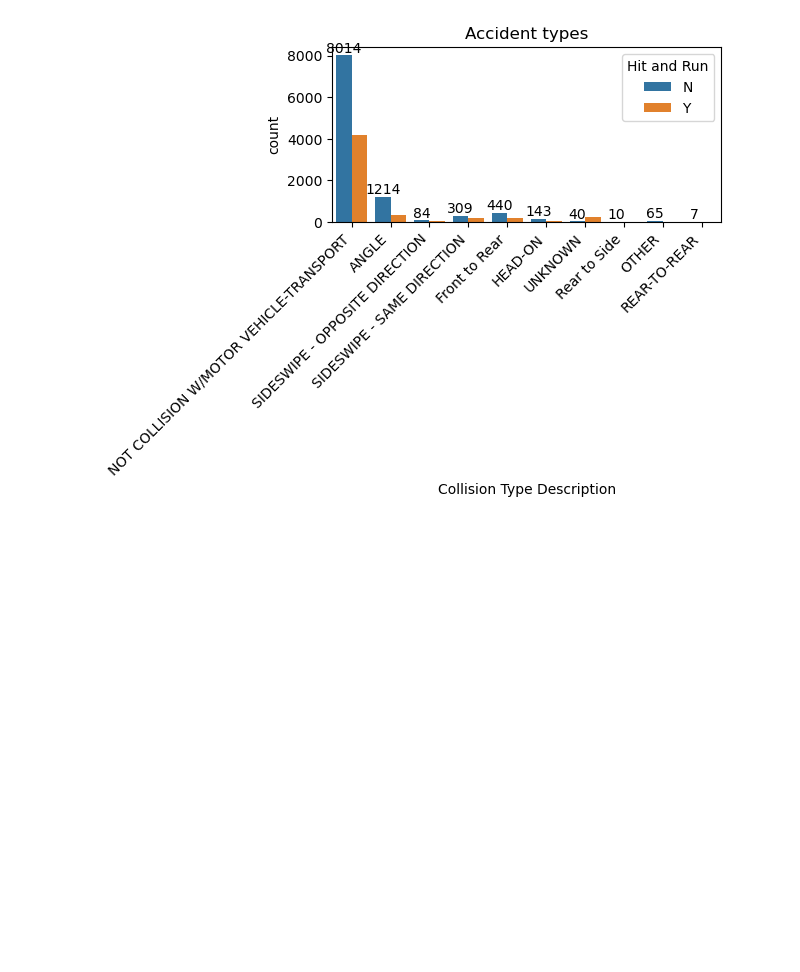
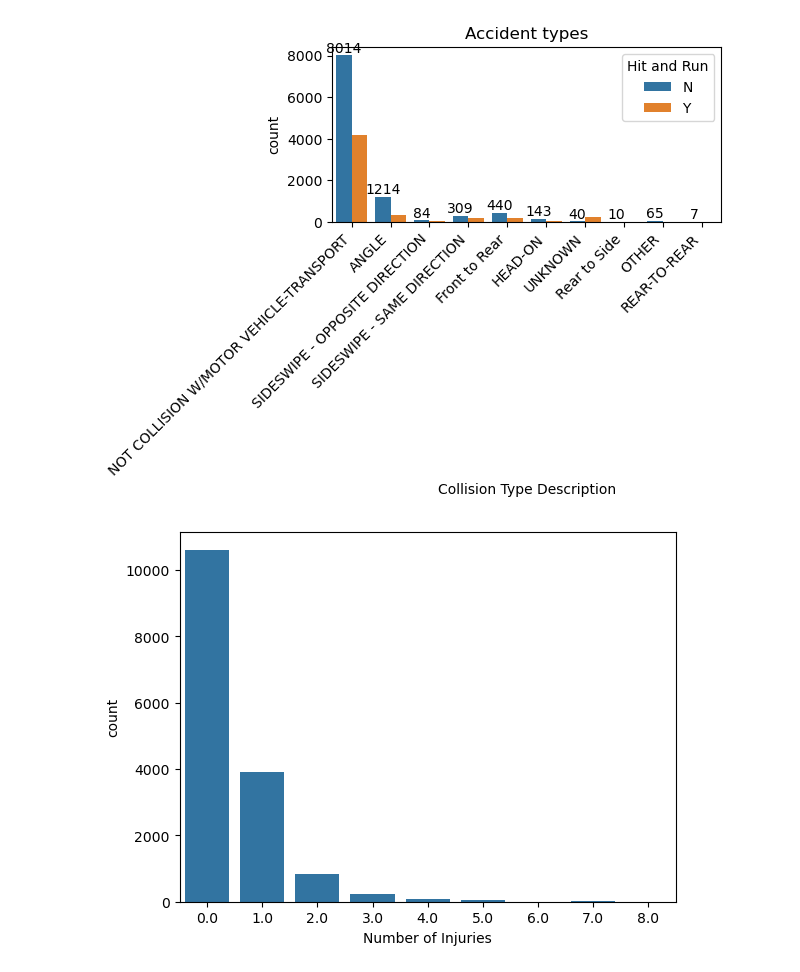
Before and after one commit to coding-ninza-shivam/GitHub, a Jupyter notebook: Data Analysis/Python/Data Processing and Visualisation/Project/Accident Analysis/Accident_an.ipynb, the cells around one changed output. Cells and saved outputs as stored; diff of their text form; code cells hidden in the pictures; blank space fills up the shorter version.

```diff
--- a/Data Analysis/Python/Data Processing and Visualisation/Project/Accident Analysis/Accident_an.ipynb
+++ b/Data Analysis/Python/Data Processing and Visualisation/Project/Accident Analysis/Accident_an.ipynb
@@ -170,3 +170,8 @@ SIDESWIPE - OPPOSITE DIRECTION                                  141
 SIDESWIPE - SAME DIRECTION                                      522
 UNKNOWN                                                         270
 [figure]
+# %%
+sns.countplot(x = "Number of Injuries",data= df)
+plt.show()
+# %% [output]
+[figure, added]
```
